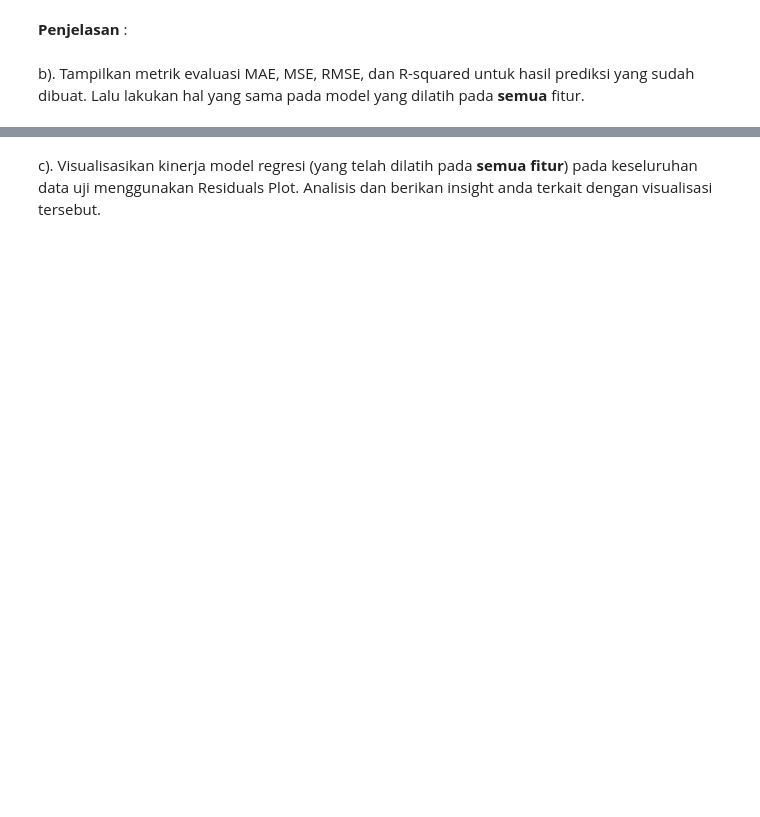
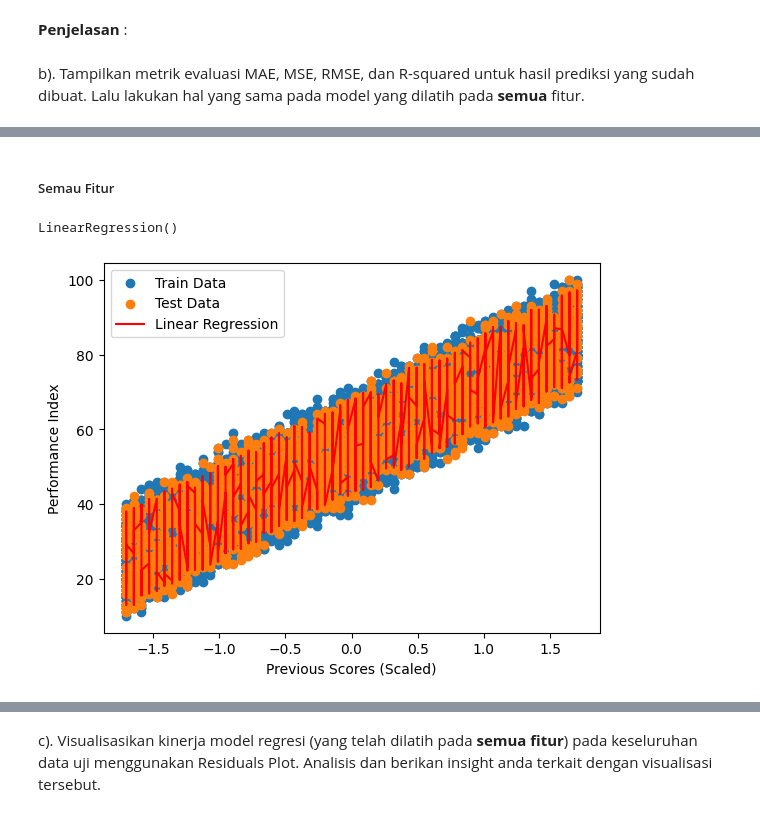
Before and after one commit to mhmdhaekal/lab-6-kasdad, a Jupyter notebook: C_Lab6_2206817490_MuhammadHaekalKalipaksi.ipynb, the cells around one changed output, grey strips where cells are left out. Cells and saved outputs as stored; diff of their text form; code cells hidden in the pictures; blank space fills up the shorter version.

```diff
--- a/C_Lab6_2206817490_MuhammadHaekalKalipaksi.ipynb
+++ b/C_Lab6_2206817490_MuhammadHaekalKalipaksi.ipynb
@@ -586,0 +632,25 @@ b). Tampilkan metrik evaluasi MAE, MSE, RMSE, dan R-squared untuk hasil prediksi
+# %% [markdown]
+##### Semau Fitur
+# %%
+all_feature_model = LinearRegression()
+all_feature_model.fit(X_train_student, y_train)
+# %% [output]
+LinearRegression()
+# %%
+y_prediction_all = all_feature_model.predict(X_test_student)
+# %%
+plt.scatter(X_train_scaled["Previous Scores"], y_train, label="Train Data")
+plt.scatter(X_test_scaled["Previous Scores"], y_test, label="Test Data")
+
+sort_idx = np.argsort(X_test_scaled["Previous Scores"])
+X_sorted = X_test_scaled["Previous Scores"].iloc[sort_idx]
+y_pred_sorted = y_prediction_all[sort_idx]
+
+plt.plot(X_sorted, y_pred_sorted, color='red', label="Linear Regression")
+
+plt.xlabel("Previous Scores (Scaled)")
+plt.ylabel("Performance Index")
+plt.legend()
+plt.show()
+# %% [output]
+[figure, added]
```
Also changed, not shown: parts of 16 cells of this notebook.
